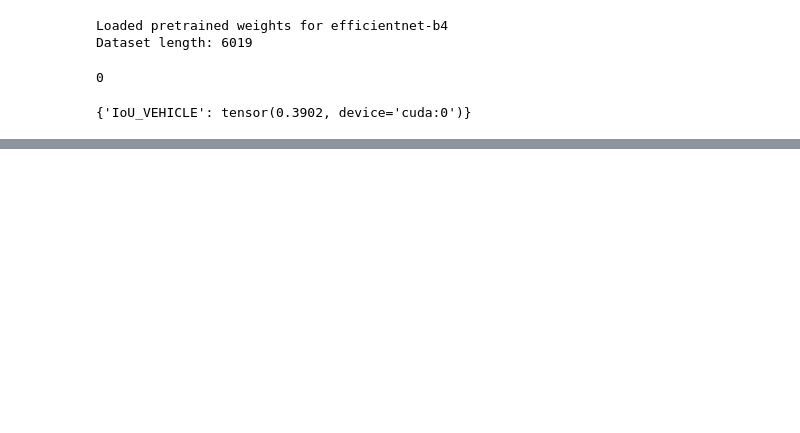
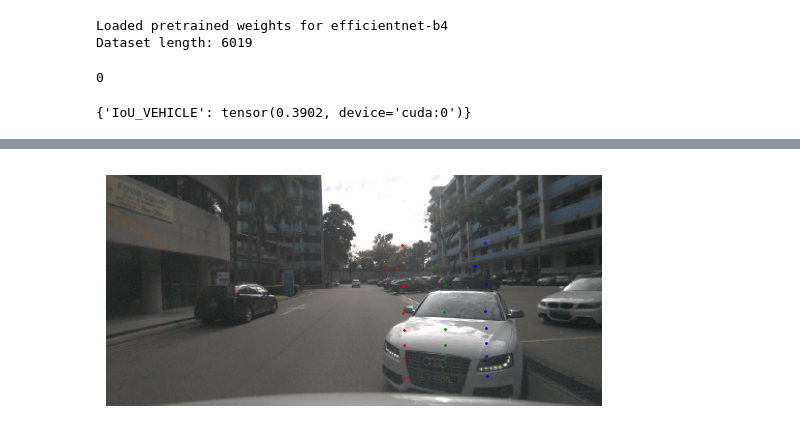
Before and after one commit to nargoo0328/cross_view_transformers, a Jupyter notebook: scripts/test_bug.ipynb, the cells around one changed output, grey strips where cells are left out. Cells and saved outputs as stored; diff of their text form; code cells hidden in the pictures; blank space fills up the shorter version.

```diff
--- a/scripts/test_bug.ipynb
+++ b/scripts/test_bug.ipynb
@@ -125,71 +132,119 @@ ax2.set_title('Prediction')
 # %%
 # mean height supervised
-x = [[[0.7693, 0.5553]],
+# x = [[[0.7693, 0.5553]],
 
-        [[0.7684, 0.5310]],
+#         [[0.7684, 0.5310]],
 
-        [[0.7685, 0.5168]],
+#         [[0.7685, 0.5168]],
 
-        [[0.7683, 0.4997]],
+#         [[0.7683, 0.4997]],
 
-        [[0.7683, 0.4792]],
+#         [[0.7683, 0.4792]],
 
-        [[0.7686, 0.4479]],
+#         [[0.7686, 0.4479]],
 
-        [[0.7634, 0.4275]],
+#         [[0.7634, 0.4275]],
 
-        [[0.7679, 0.4024]]]
+#         [[0.7679, 0.4024]]]
 
-y = [[[0.7473, 0.5565]],
+# y = [[[0.7473, 0.5565]],
 
-        [[0.7465, 0.5323]],
+#         [[0.7465, 0.5323]],
 
-        [[0.7466, 0.5182]],
+#         [[0.7466, 0.5182]],
 
-        [[0.7464, 0.5010]],
+#         [[0.7464, 0.5010]],
 
-        [[0.7463, 0.4806]],
+#         [[0.7463, 0.4806]],
 
-        [[0.7467, 0.4494]],
+#         [[0.7467, 0.4494]],
 
-        [[0.7417, 0.4290]],
+#         [[0.7417, 0.4290]],
 
-        [[0.7460, 0.4040]]]
+#         [[0.7460, 0.4040]]]
 
-z = [[[0.7254, 0.5597]],
+# z = [[[0.7254, 0.5597]],
 
-        [[0.7246, 0.5356]],
+#         [[0.7246, 0.5356]],
 
-        [[0.7247, 0.5219]],
+#         [[0.7247, 0.5219]],
 
-        [[0.7244, 0.5047]],
+#         [[0.7244, 0.5047]],
 
-        [[0.7244, 0.4842]],
+#         [[0.7244, 0.4842]],
 
-        [[0.7248, 0.4530]],
+#         [[0.7248, 0.4530]],
 
-        [[0.7195, 0.4330]],
+#         [[0.7195, 0.4330]],
 
-        [[0.7241, 0.4074]]]
+#         [[0.7241, 0.4074]]]
+x = [[[0.7680, 0.8677]],
+
+        [[0.7653, 0.7809]],
+
+        [[0.7657, 0.7265]],
+
+        [[0.7641, 0.6602]],
+
+        [[0.7638, 0.5873]],
+
+        [[0.7655, 0.4686]],
+
+        [[0.7427, 0.3912]],
+
+        [[0.7627, 0.2928]]]
+y= [[[0.6847, 0.8737]],
+
+        [[0.6823, 0.7868]],
+
+        [[0.6829, 0.7325]],
+
+        [[0.6815, 0.6664]],
+
+        [[0.6807, 0.5935]],
+
+        [[0.6819, 0.4747]],
+
+        [[0.6626, 0.3968]],
+
+        [[0.6795, 0.2981]]]
+
+z= [[[0.6013, 0.8774]],
+
+        [[0.5993, 0.7904]],
+
+        [[0.5999, 0.7361]],
+
+        [[0.5988, 0.6701]],
+
+        [[0.5974, 0.5971]],
+
+        [[0.5982, 0.4784]],
+
+        [[0.5830, 0.4001]],
+
+        [[0.5961, 0.3013]]]
 
 x = np.array(x)[:,0]
 x[:, 0] *= 480
 x[:, 1] *= 224
 
 y = np.array(y)[:,0]
 y[:, 0] *= 480
 y[:, 1] *= 224
 
 z = np.array(z)[:,0]
 z[:, 0] *= 480
 z[:, 1] *= 224
 
 plt.imshow(batch['image'][0,4].cpu().permute(1,2,0))
 plt.scatter(x[:,0],x[:,1],s=1, c='b')
 plt.scatter(y[:,0],y[:,1],s=1, c='g')
 plt.scatter(z[:,0],z[:,1],s=1, c='r')
 plt.axis('off')
 plt.show()
+# %% [output]
+[figure, added]
 # %%
 plt.imshow(vis_result[0])
 # %%
```
Also changed, not shown: parts of 4 cells of this notebook, 3 other files.
